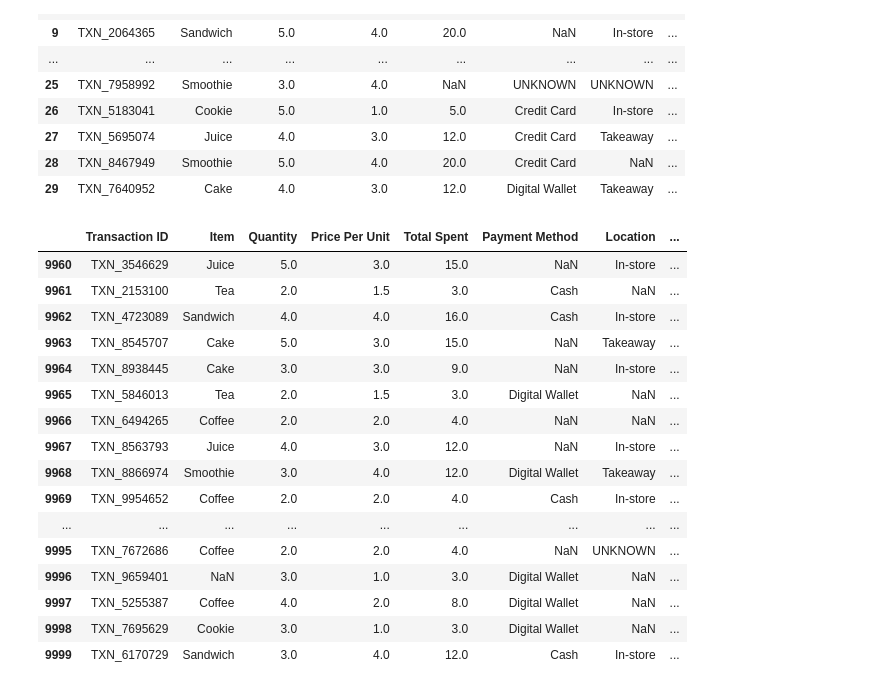
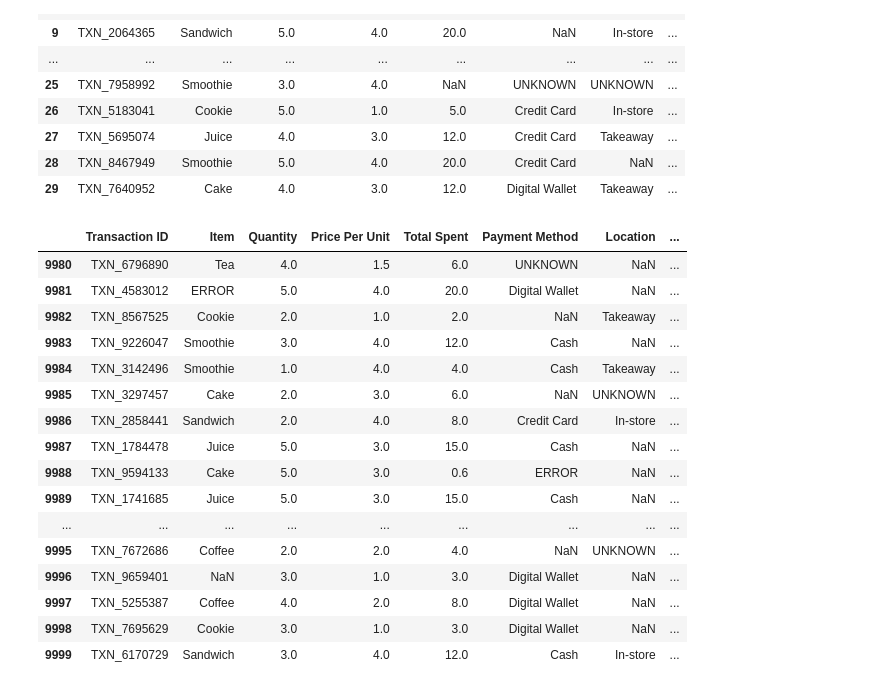
Before and after one commit to aayushmanz/Python-For-Data-Science, a Jupyter notebook: Pandas in Python/Practice in pandas/Practice_6_Dirty_cafe_sales.ipynb, the cells around one changed output. Cells and saved outputs as stored; diff of their text form; code cells hidden in the pictures.

```diff
--- a/Pandas in Python/Practice in pandas/Practice_6_Dirty_cafe_sales.ipynb
+++ b/Pandas in Python/Practice in pandas/Practice_6_Dirty_cafe_sales.ipynb
@@ -146,21 +147,21 @@ df.head(30)
 # %%
 df['Price Per Unit'] = df['Price Per Unit'].fillna(df['Total Spent'] / df['Quantity'])
 df['Total Spent'] = df['Total Spent'].fillna(df['Price Per Unit'] / df['Quantity'])
 
 
-df.tail(40)
+df.tail(20)
 # %% [output]
 |  | Transaction ID | Item | Quantity | Price Per Unit | Total Spent | Payment Method | Location | ... |
-| 9960 | TXN_3546629 | Juice | 5.0 | 3.0 | 15.0 | NaN | In-store | ... |
-| 9961 | TXN_2153100 | Tea | 2.0 | 1.5 | 3.0 | Cash | NaN | ... |
-| 9962 | TXN_4723089 | Sandwich | 4.0 | 4.0 | 16.0 | Cash | In-store | ... |
-| 9963 | TXN_8545707 | Cake | 5.0 | 3.0 | 15.0 | NaN | Takeaway | ... |
-| 9964 | TXN_8938445 | Cake | 3.0 | 3.0 | 9.0 | NaN | In-store | ... |
-| 9965 | TXN_5846013 | Tea | 2.0 | 1.5 | 3.0 | Digital Wallet | NaN | ... |
-| 9966 | TXN_6494265 | Coffee | 2.0 | 2.0 | 4.0 | NaN | NaN | ... |
-| 9967 | TXN_8563793 | Juice | 4.0 | 3.0 | 12.0 | NaN | In-store | ... |
-| 9968 | TXN_8866974 | Smoothie | 3.0 | 4.0 | 12.0 | Digital Wallet | Takeaway | ... |
-| 9969 | TXN_9954652 | Coffee | 2.0 | 2.0 | 4.0 | Cash | In-store | ... |
+| 9980 | TXN_6796890 | Tea | 4.0 | 1.5 | 6.0 | UNKNOWN | NaN | ... |
+| 9981 | TXN_4583012 | ERROR | 5.0 | 4.0 | 20.0 | Digital Wallet | NaN | ... |
+| 9982 | TXN_8567525 | Cookie | 2.0 | 1.0 | 2.0 | NaN | Takeaway | ... |
+| 9983 | TXN_9226047 | Smoothie | 3.0 | 4.0 | 12.0 | Cash | NaN | ... |
+| 9984 | TXN_3142496 | Smoothie | 1.0 | 4.0 | 4.0 | Cash | Takeaway | ... |
+| 9985 | TXN_3297457 | Cake | 2.0 | 3.0 | 6.0 | NaN | UNKNOWN | ... |
+| 9986 | TXN_2858441 | Sandwich | 2.0 | 4.0 | 8.0 | Credit Card | In-store | ... |
+| 9987 | TXN_1784478 | Juice | 5.0 | 3.0 | 15.0 | Cash | NaN | ... |
+| 9988 | TXN_9594133 | Cake | 5.0 | 3.0 | 0.6 | ERROR | NaN | ... |
+| 9989 | TXN_1741685 | Juice | 5.0 | 3.0 | 15.0 | Cash | NaN | ... |
 | ... | ... | ... | ... | ... | ... | ... | ... | ... |
 | 9995 | TXN_7672686 | Coffee | 2.0 | 2.0 | 4.0 | NaN | UNKNOWN | ... |
 | 9996 | TXN_9659401 | NaN | 3.0 | 1.0 | 3.0 | Digital Wallet | NaN | ... |
```
Also changed, not shown: parts of 5 cells of this notebook.
